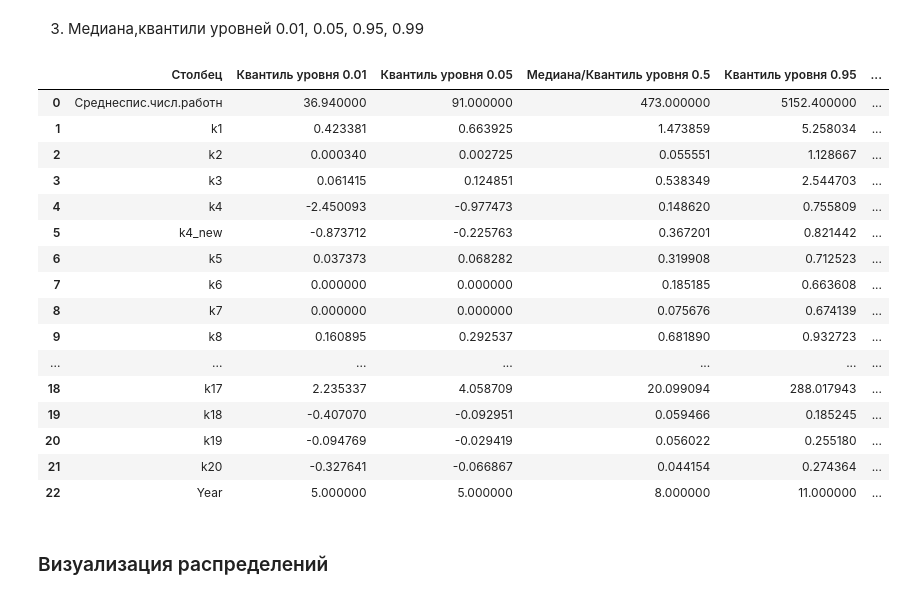
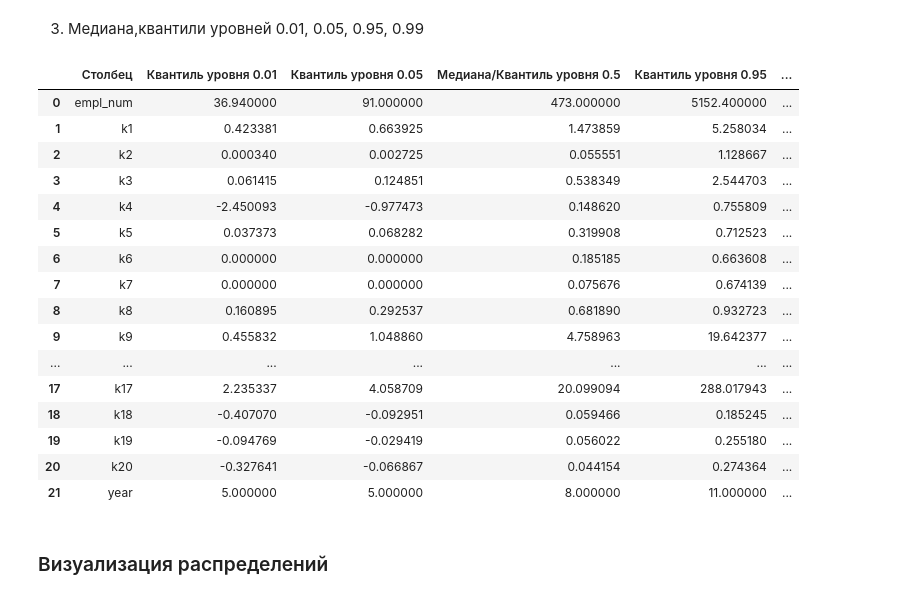
Before and after one commit to poluzerovT/daefi, a Jupyter notebook: dobricki/task1.ipynb, the cells around one changed output. Drawn from its saved outputs; the diff is of its cells as text; code cells hidden in the pictures.

```diff
--- a/dobricki/task1.ipynb
+++ b/dobricki/task1.ipynb
@@ -9,23 +9,16 @@ from unittest import result
 import numpy as np
 import pandas as pd
 
-file = pd.read_spss("../data/Annual 2005-2011_START.sav")
+file = pd.read_csv("../data/Annual 2005-2011.csv")
 self_made_stats = []
 for col in file.columns:
     self_made_stats.append({
         "Столбец":col,
         "Минимум":min(file[col].dropna().tolist()),
         "Максимум":max(file[col].dropna().tolist()),
-        "Размах": max(file[col].dropna().tolist()) - min(file[col].dropna().tolist())
+        "Размах": max(file[col].dropna().tolist()) - min(file[col].dropna().tolist()),
+        "Асимметрия": file[col].skew(),
+        "Эксцесс": file[col].kurt(),
     })
 display(pd.DataFrame(self_made_stats))
-pandas_stats = []
-for col in file.columns:
-    pandas_stats.append({
-        "Столбец":col,
-        "Минимум":file[col].min(),
-        "Максимум":file[col].max(),
-        "Размах": file[col].max() - file[col].min()
-    })
-display(pd.DataFrame(pandas_stats))
 # %% [output]
@@ -89,14 +65,5 @@ for col in file.columns:
         "Стандартное отклонение":SD(file[col].dropna().tolist())
     })
 display(pd.DataFrame(self_made_stats))
-pandas_stats = []
-for col in file.columns:
-    pandas_stats.append({
-        "Столбец": col,
-        "Среднее": file[col].mean(),
-        "Дисперсия": file[col].var(),
-        "Стандартное отклонение":file[col].std()
-    })
-display(pd.DataFrame(pandas_stats))
 # %% [output]
 |  | Cтолбец | Среднее | Дисперсия | Стандартное отклонение |
@@ -138,32 +88,33 @@ display(pd.DataFrame(pandas_stats))
 # %%
 table = []
 for col in file.columns:
     table.append({
         "Столбец": col,
         "Квантиль уровня 0.01": file[col].quantile(0.01),
         "Квантиль уровня 0.05": file[col].quantile(0.05),
         "Медиана/Квантиль уровня 0.5": file[col].quantile(0.5),
         "Квантиль уровня 0.95": file[col].quantile(0.95),
         "Квантиль уровня 0.99": file[col].quantile(0.99),
+        "Интерквартильный размах": file[col].quantile(0.75) - file[col].quantile(0.25),
     })
 display(pd.DataFrame(table))
 # %% [output]
 |  | Столбец | Квантиль уровня 0.01 | Квантиль уровня 0.05 | Медиана/Квантиль уровня 0.5 | Квантиль уровня 0.95 | ... |
-| 0 | Cреднеспис.числ.работн | 36.940000 | 91.000000 | 473.000000 | 5152.400000 | ... |
+| 0 | empl_num | 36.940000 | 91.000000 | 473.000000 | 5152.400000 | ... |
 | 1 | k1 | 0.423381 | 0.663925 | 1.473859 | 5.258034 | ... |
 | 2 | k2 | 0.000340 | 0.002725 | 0.055551 | 1.128667 | ... |
 | 3 | k3 | 0.061415 | 0.124851 | 0.538349 | 2.544703 | ... |
 | 4 | k4 | -2.450093 | -0.977473 | 0.148620 | 0.755809 | ... |
-| 5 | k4_new | -0.873712 | -0.225763 | 0.367201 | 0.821442 | ... |
-| 6 | k5 | 0.037373 | 0.068282 | 0.319908 | 0.712523 | ... |
-| 7 | k6 | 0.000000 | 0.000000 | 0.185185 | 0.663608 | ... |
-| 8 | k7 | 0.000000 | 0.000000 | 0.075676 | 0.674139 | ... |
-| 9 | k8 | 0.160895 | 0.292537 | 0.681890 | 0.932723 | ... |
+| 5 | k5 | 0.037373 | 0.068282 | 0.319908 | 0.712523 | ... |
+| 6 | k6 | 0.000000 | 0.000000 | 0.185185 | 0.663608 | ... |
+| 7 | k7 | 0.000000 | 0.000000 | 0.075676 | 0.674139 | ... |
+| 8 | k8 | 0.160895 | 0.292537 | 0.681890 | 0.932723 | ... |
+| 9 | k9 | 0.455832 | 1.048860 | 4.758963 | 19.642377 | ... |
 | ... | ... | ... | ... | ... | ... | ... |
-| 18 | k17 | 2.235337 | 4.058709 | 20.099094 | 288.017943 | ... |
-| 19 | k18 | -0.407070 | -0.092951 | 0.059466 | 0.185245 | ... |
-| 20 | k19 | -0.094769 | -0.029419 | 0.056022 | 0.255180 | ... |
-| 21 | k20 | -0.327641 | -0.066867 | 0.044154 | 0.274364 | ... |
-| 22 | Year | 5.000000 | 5.000000 | 8.000000 | 11.000000 | ... |
+| 17 | k17 | 2.235337 | 4.058709 | 20.099094 | 288.017943 | ... |
+| 18 | k18 | -0.407070 | -0.092951 | 0.059466 | 0.185245 | ... |
+| 19 | k19 | -0.094769 | -0.029419 | 0.056022 | 0.255180 | ... |
+| 20 | k20 | -0.327641 | -0.066867 | 0.044154 | 0.274364 | ... |
+| 21 | year | 5.000000 | 5.000000 | 8.000000 | 11.000000 | ... |
 # %% [markdown]
 ### Визуализация распределений
```
Also changed, not shown: parts of 8 cells of this notebook.
